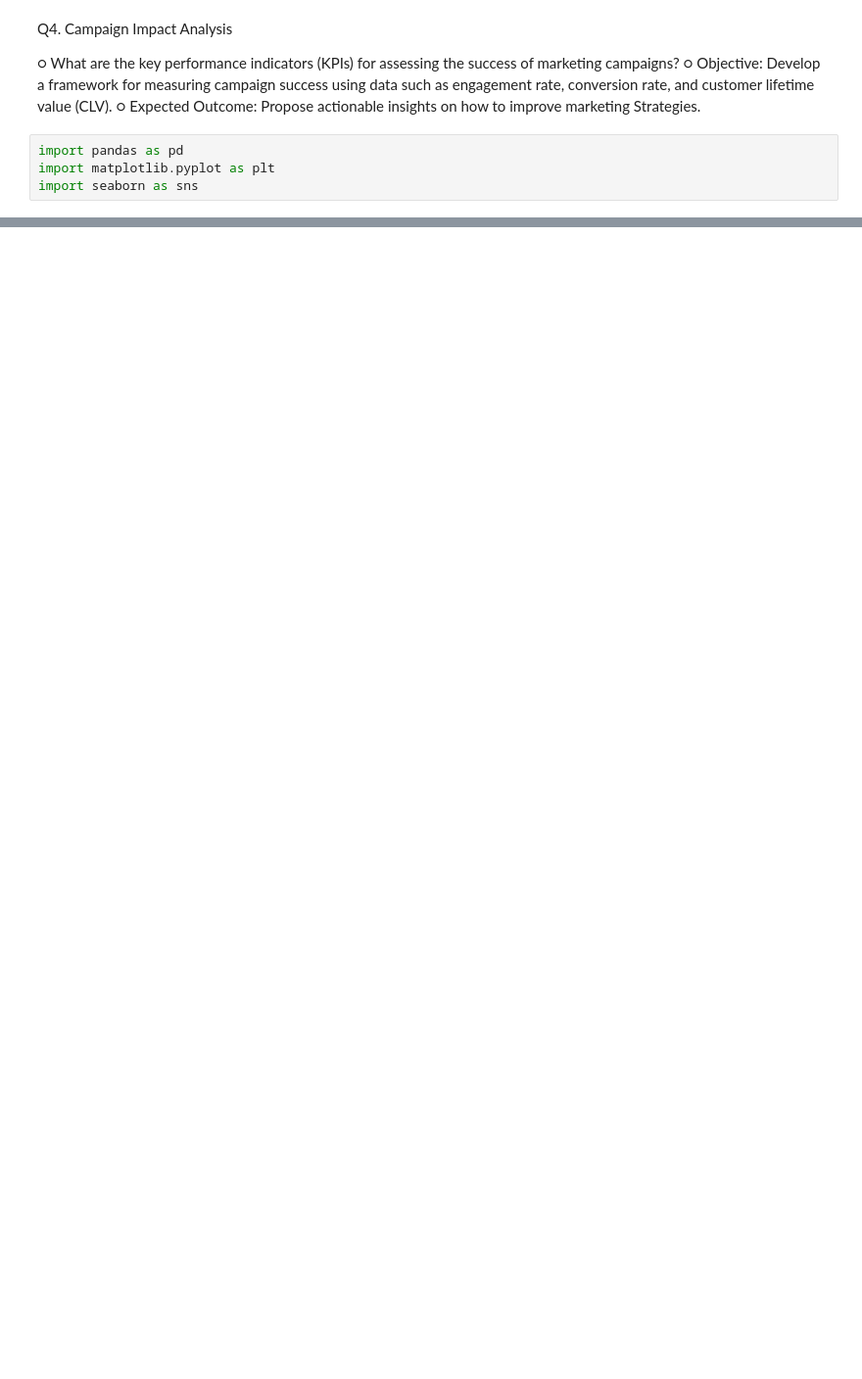
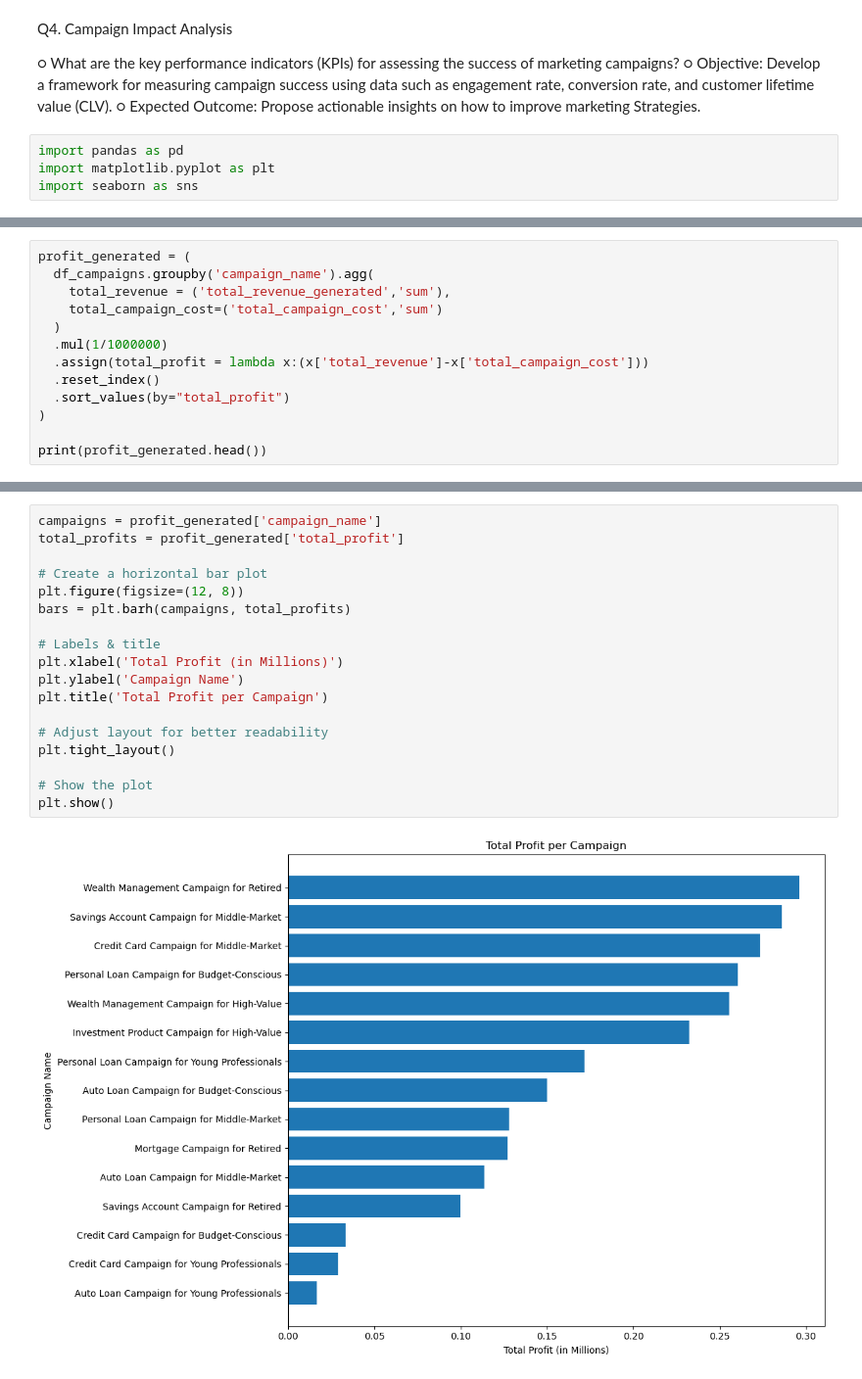
Before and after one commit to andrew250402/DSA3101-Project, a Jupyter notebook: Notebooks/emily.ipynb, the cells around one changed output, grey strips where cells are left out. Shown: that part at 98% size. Saved outputs shown, nothing was run; the diff lists cells and outputs as text; blank space fills up the shorter version.

```diff
--- a/Notebooks/emily.ipynb
+++ b/Notebooks/emily.ipynb
@@ -89,0 +121,13 @@ print(conversion_rate_type)
+# %%
+profit_generated = (
+  df_campaigns.groupby('campaign_name').agg(
+    total_revenue = ('total_revenue_generated','sum'),
+    total_campaign_cost=('total_campaign_cost','sum')
+  )
+  .mul(1/1000000)
+  .assign(total_profit = lambda x:(x['total_revenue']-x['total_campaign_cost']))
+  .reset_index()
+  .sort_values(by="total_profit")
+)
+
+print(profit_generated.head())
@@ -89,0 +148,20 @@ print(conversion_rate_type)
+# %%
+campaigns = profit_generated['campaign_name']
+total_profits = profit_generated['total_profit']
+
+# Create a horizontal bar plot
+plt.figure(figsize=(12, 8))
+bars = plt.barh(campaigns, total_profits)
+
+# Labels & title
+plt.xlabel('Total Profit (in Millions)')
+plt.ylabel('Campaign Name')
+plt.title('Total Profit per Campaign')
+
+# Adjust layout for better readability
+plt.tight_layout()
+
+# Show the plot
+plt.show()
+# %% [output]
+[figure, added]
```
Also changed, not shown: parts of 13 cells of this notebook, 1 other file.
